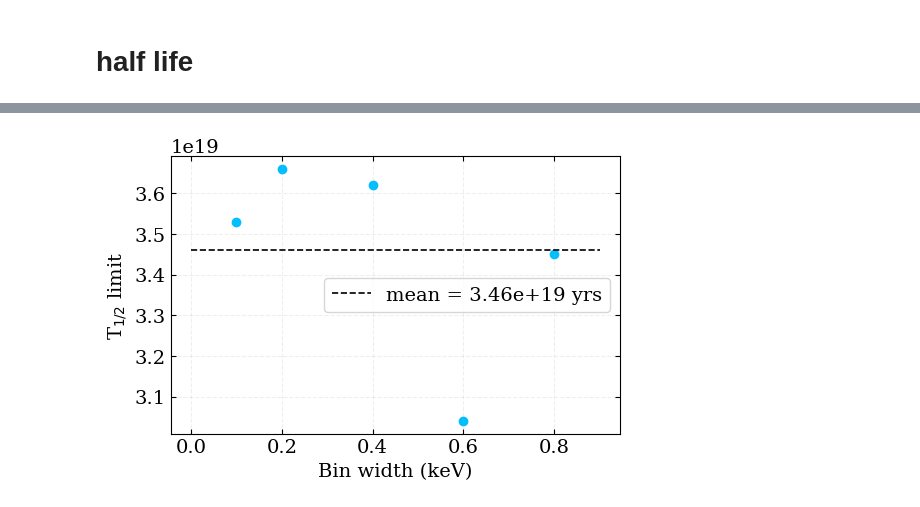
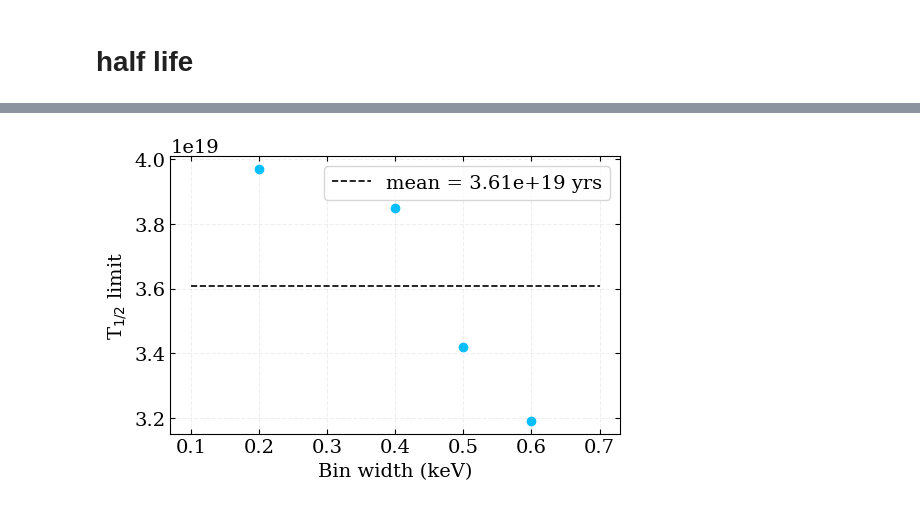
Before and after one commit to RitaF00/ZrO2-double-beta-decay, a Jupyter notebook: 96Zr_finale.ipynb, the cells around one changed output, grey strips where cells are left out. Drawn from its saved outputs; the diff is of its cells as text; code cells hidden in the pictures.

```diff
--- a/96Zr_finale.ipynb
+++ b/96Zr_finale.ipynb
@@ -925,17 +1407,13 @@ T1/2 > 3.59e+19 yrs at 90%
 # %%
-limit = [3.53e19, # 0.1 keV,
-3.66e19, # 0.2 keV,
-3.62e19, # 0.4,
-3.04e19, #0.6
-3.45e19 ]# 0.8]
+limit = [3.97e19, 3.85e19, 3.42e19, 3.19e+19 ]# 0.8]
 
-bin_width = [0.1,0.2,0.4,0.6,0.8]
+bin_width = [0.2, 0.4, 0.5, 0.6]
 
 plt.scatter(bin_width, limit, color = 'deepskyblue')
 plt.hlines(np.mean(limit), min(bin_width)-0.1, max(bin_width)+0.1, color = 'black', ls = '--', label = f"mean = {np.mean(limit):.2e} yrs")
 plt.ylabel(fr"T$_{{1/2}}$ limit")
 plt.xlabel('Bin width (keV)')
 plt.legend()
 plt.grid(alpha = 0.2, ls = '--')
 # %% [output]
-[figure, old version]
+[figure, new version]
```
Also changed, not shown: parts of 29 cells of this notebook, 7 other files.
